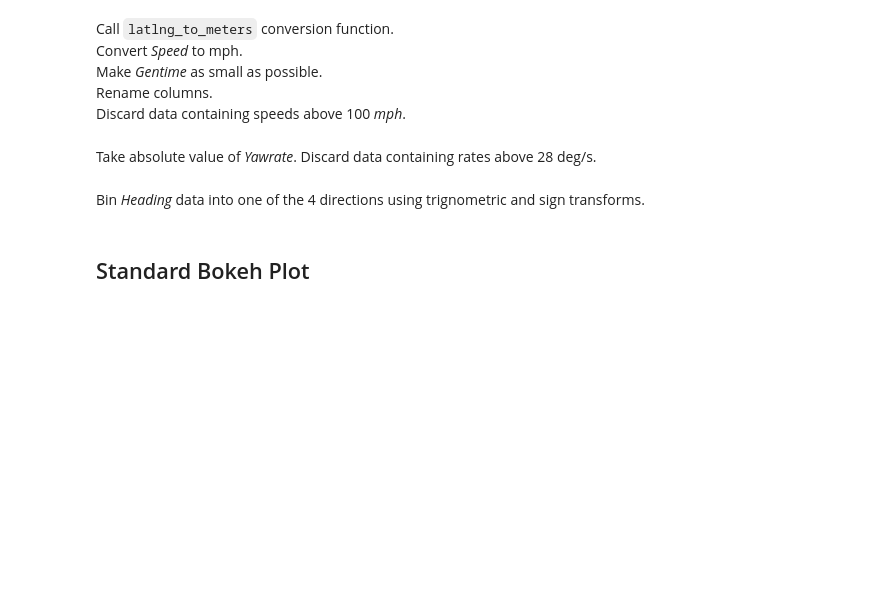
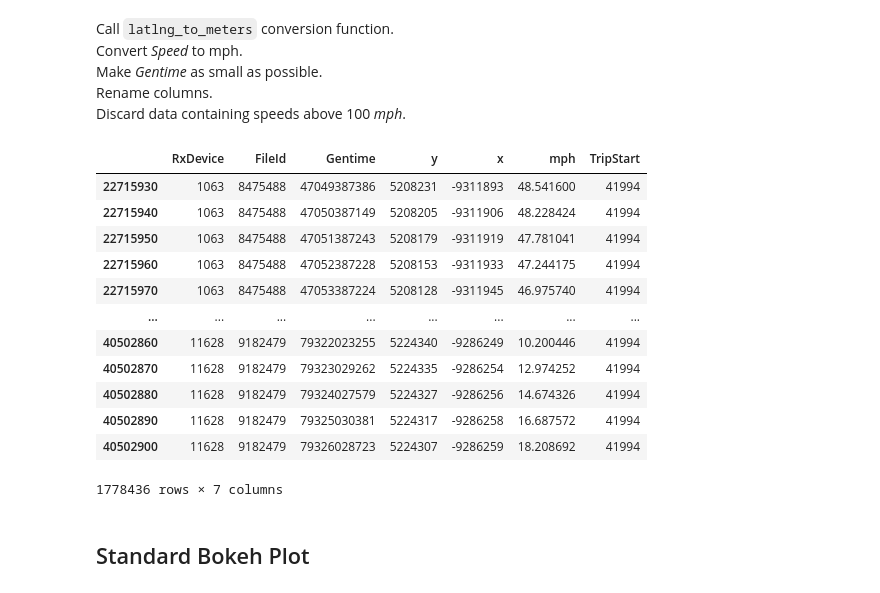
Before and after one commit to caocscar/workshops, a Jupyter notebook: datashader/datashader.ipynb, the cells around one changed output. Saved outputs shown, nothing was run; the diff lists cells and outputs as text; code cells hidden in the pictures; blank space fills up the shorter version.

```diff
--- a/datashader/datashader.ipynb
+++ b/datashader/datashader.ipynb
@@ -79,6 +81,3 @@ df['Speed'] = df['Speed']*2.23694
 df['Gentime'] = df['Gentime'] - df['Gentime'].min()
 df.rename(columns={'Latitude':'y','Longitude':'x','Speed':'mph'}, inplace=True)
 df = df.query('mph < 100')
-# %% [markdown]
-Take absolute value of _Yawrate_.
-Discard data containing rates above 28 deg/s.
@@ -88,2 +83,0 @@ df = df.query('Yawrate < 28')
-# %% [markdown]
-Bin _Heading_ data into one of the 4 directions using trignometric and sign transforms.
@@ -94,3 +84,19 @@ df["Direction"] = sinHead + cosHead
+# %%
+df
+# %% [output]
+|  | RxDevice | FileId | Gentime | y | x | mph | TripStart |
+| 22715930 | 1063 | 8475488 | 47049387386 | 5208231 | -9311893 | 48.541600 | 41994 |
+| 22715940 | 1063 | 8475488 | 47050387149 | 5208205 | -9311906 | 48.228424 | 41994 |
+| 22715950 | 1063 | 8475488 | 47051387243 | 5208179 | -9311919 | 47.781041 | 41994 |
+| 22715960 | 1063 | 8475488 | 47052387228 | 5208153 | -9311933 | 47.244175 | 41994 |
+| 22715970 | 1063 | 8475488 | 47053387224 | 5208128 | -9311945 | 46.975740 | 41994 |
+| ... | ... | ... | ... | ... | ... | ... | ... |
+| 40502860 | 11628 | 9182479 | 79322023255 | 5224340 | -9286249 | 10.200446 | 41994 |
+| 40502870 | 11628 | 9182479 | 79323029262 | 5224335 | -9286254 | 12.974252 | 41994 |
+| 40502880 | 11628 | 9182479 | 79324027579 | 5224327 | -9286256 | 14.674326 | 41994 |
+| 40502890 | 11628 | 9182479 | 79325030381 | 5224317 | -9286258 | 16.687572 | 41994 |
+| 40502900 | 11628 | 9182479 | 79326028723 | 5224307 | -9286259 | 18.208692 | 41994 |
+1778436 rows × 7 columns
 # %% [markdown]
 ## Standard Bokeh Plot
 # %% [markdown]
```
Also changed, not shown: parts of 22 cells of this notebook.
